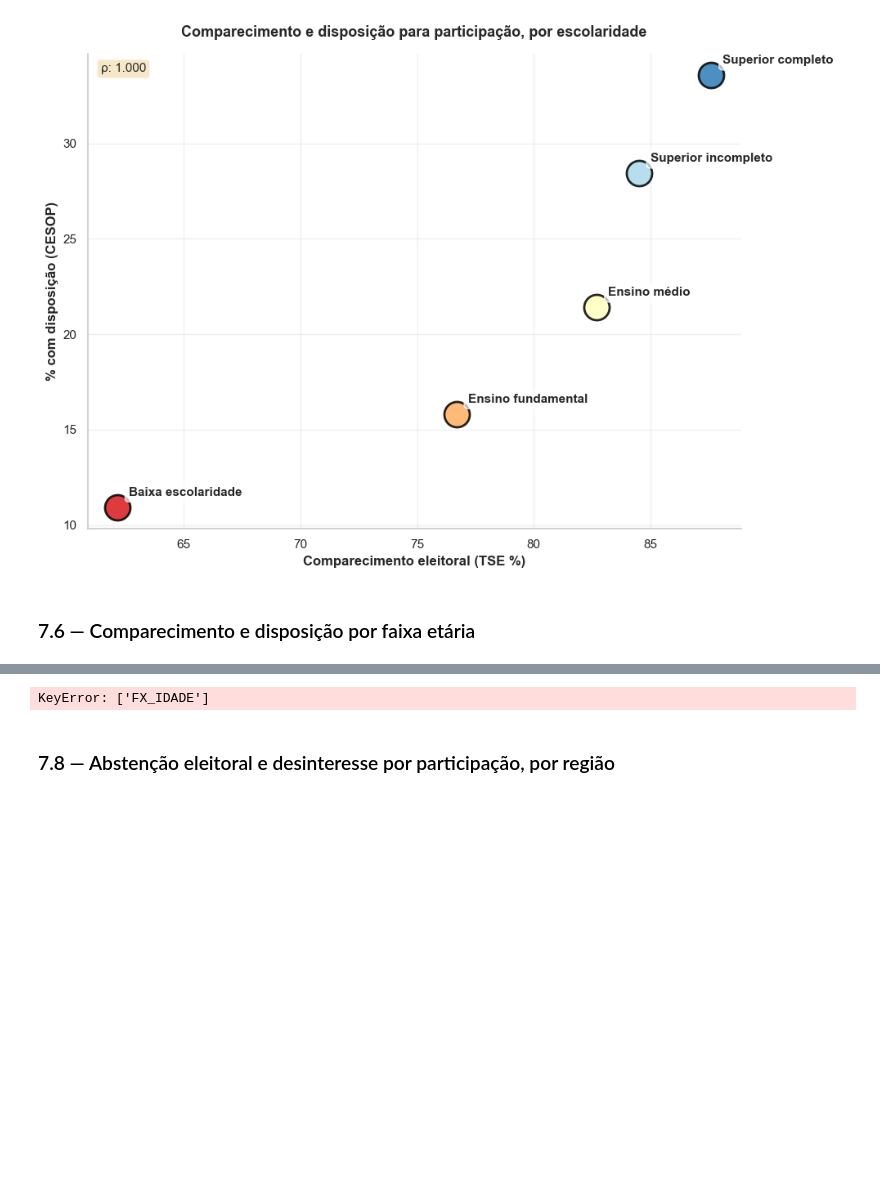
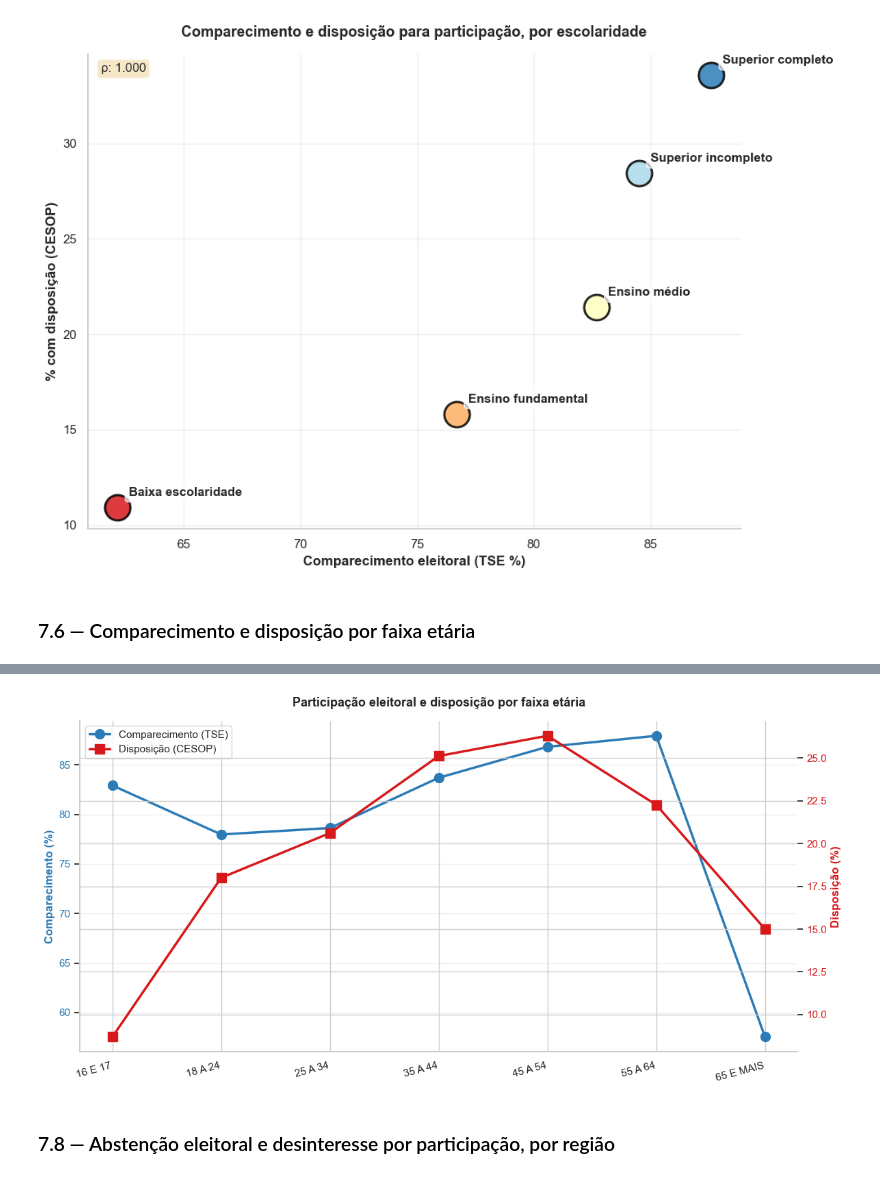
Before and after one commit to edfeherr/projeto-eda-democracia, a Jupyter notebook: notebooks/02_analises_exploratorias.ipynb, the cells around one changed output, grey strips where cells are left out. Drawn from its saved outputs; the diff is of its cells as text; code cells hidden in the pictures; blank space fills up the shorter version.

```diff
--- a/notebooks/02_analises_exploratorias.ipynb
+++ b/notebooks/02_analises_exploratorias.ipynb
@@ -2480,39 +2496,39 @@ df_tse.head()
 ordem_fx = ["16 E 17", "18 A 24", "25 A 34", "35 A 44", "45 A 54", "55 A 64", "65 E MAIS"]
 
 # TSE
-tse_fx = (df_tse_h.dropna(subset=["FX_IDADE"]).groupby("FX_IDADE", observed=True).apply(lambda x: (x["QT_COMPARECIMENTO"].sum() / x["QT_APTOS"].sum()) * 100))
+tse_fx = (df_tse_h.dropna(subset=["FX_ID_CESOP"]).groupby("FX_ID_CESOP", observed=True).apply(lambda x: (x["QT_COMPARECIMENTO"].sum() / x["QT_APTOS"].sum()) * 100))
 tse_fx = tse_fx.reindex(ordem_fx)
 
 # CESOP
 ct_fx = pd.crosstab(df_cesop["FX_ID"], df_cesop["P_04"])
 c_a = [c for c in ct_fx.columns if "alguma" in str(c).lower()][0]
 c_m = [c for c in ct_fx.columns if "muita" in str(c).lower()][0]
 cesop_fx = ((ct_fx[c_a] + ct_fx[c_m]) / ct_fx.sum(axis=1)) * 100
 cesop_fx = cesop_fx.reindex(ordem_fx)
 
 # Linhas duplas
 fig, ax1 = plt.subplots(figsize=(12, 6))
 ax2 = ax1.twinx()
 x = np.arange(len(ordem_fx))
 
 ax1.plot(x, tse_fx.values, marker="o", markersize=10, linewidth=2.5, color="#2c7bb6", label="Comparecimento (TSE)", zorder=3)
 ax2.plot(x, cesop_fx.values, marker="s", markersize=10, linewidth=2.5, color="#d7191c", label="Disposição (CESOP)", zorder=3)
 
 ax1.set_xticks(x)
 ax1.set_xticklabels(ordem_fx, rotation=15, ha="right")
 ax1.set_ylabel("Comparecimento (%)", fontsize=12, fontweight="bold", color="#2c7bb6")
 ax2.set_ylabel("Disposição (%)", fontsize=12, fontweight="bold", color="#d7191c")
 ax1.set_title("Participação eleitoral e disposição por faixa etária", fontsize=13, fontweight="bold", pad=15)
 ax1.tick_params(axis="y", labelcolor="#2c7bb6")
 ax2.tick_params(axis="y", labelcolor="#d7191c")
 ax1.grid(True, alpha=0.3, axis="y")
 
 lines = ax1.get_lines() + ax2.get_lines()
 ax1.legend(lines, ["Comparecimento (TSE)", "Disposição (CESOP)"], loc="upper left", fontsize=11)
 plt.tight_layout()
 plt.show()
 # %% [output]
-KeyError: ['FX_IDADE']
+[figure, added]
 # %% [markdown]
 ### 7.8 — Abstenção eleitoral e desinteresse por participação, por região
 # %%
```
Also changed, not shown: parts of 6 cells of this notebook.
